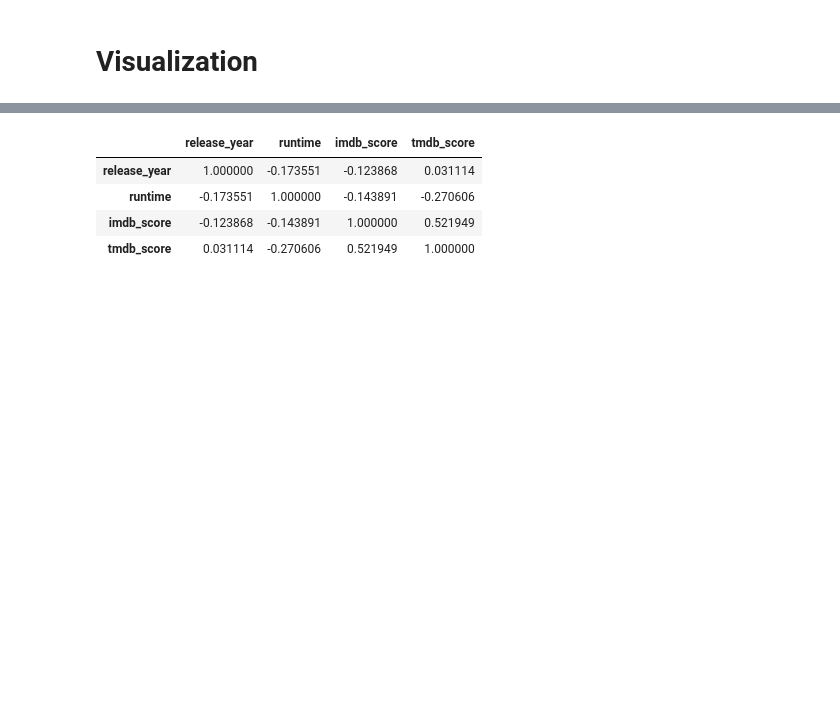
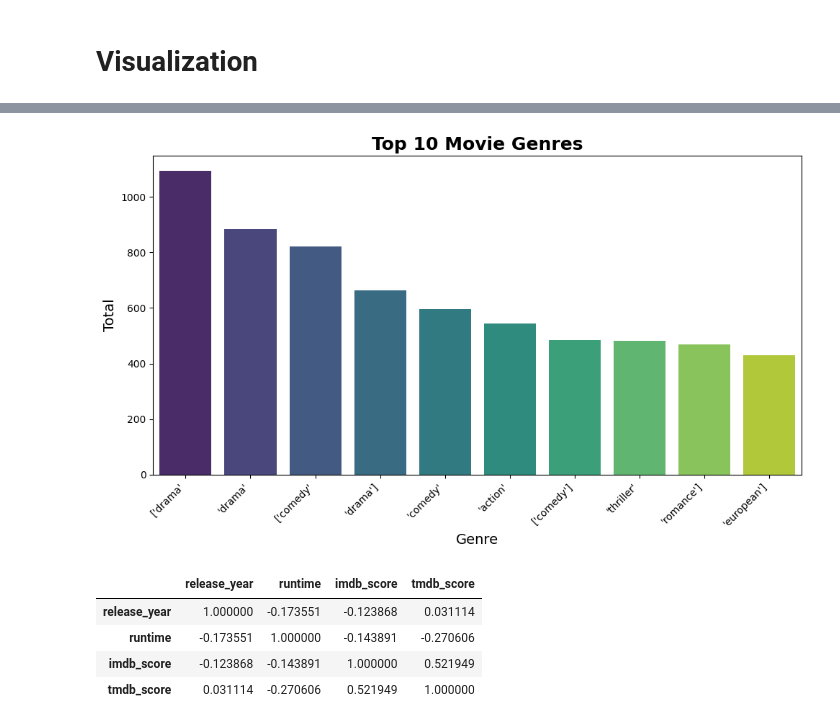
Before and after one commit to gladyswambura/The-Netflix-Oracle-Predicting-Your-Next-Favorite-, a Jupyter notebook: the-netflix-oracle-predicting-your-next-favorite.ipynb, the cells around one changed output, grey strips where cells are left out. Drawn from its saved outputs; the diff is of its cells as text; code cells hidden in the pictures; blank space fills up the shorter version.

```diff
--- a/the-netflix-oracle-predicting-your-next-favorite.ipynb
+++ b/the-netflix-oracle-predicting-your-next-favorite.ipynb
@@ -337,3 +316,25 @@ plt.show()
+# %%
+# Show the first top ten genres in the list.
+# Extract genres and count occurrences
+genres_list = []
+for i in df['genres']:
+    genres_list.extend(i.split(', '))
+genre_counts = Counter(genres_list)
+
+# Convert to DataFrame
+df_plot = pd.DataFrame(genre_counts.most_common(10), columns=['genre', 'total'])
+
+# Plotting
+plt.figure(figsize=(10, 6))
+ax = sns.barplot(data=df_plot, x='genre', y='total', palette='viridis')
+ax.set_title('Top 10 Movie Genres', fontsize=18, weight='bold')
+ax.set_xlabel('Genre', fontsize=14)
+ax.set_ylabel('Total', fontsize=14)
+plt.xticks(rotation=45, ha='right')
+plt.tight_layout()
+plt.show()
+# %% [output]
+[figure, added]
 # %%
 # Correlation analysis--Select numerical columns
 numerical_cols = ['release_year', 'runtime', 'imdb_score', 'tmdb_score']
```
Also changed, not shown: parts of 23 cells of this notebook.
